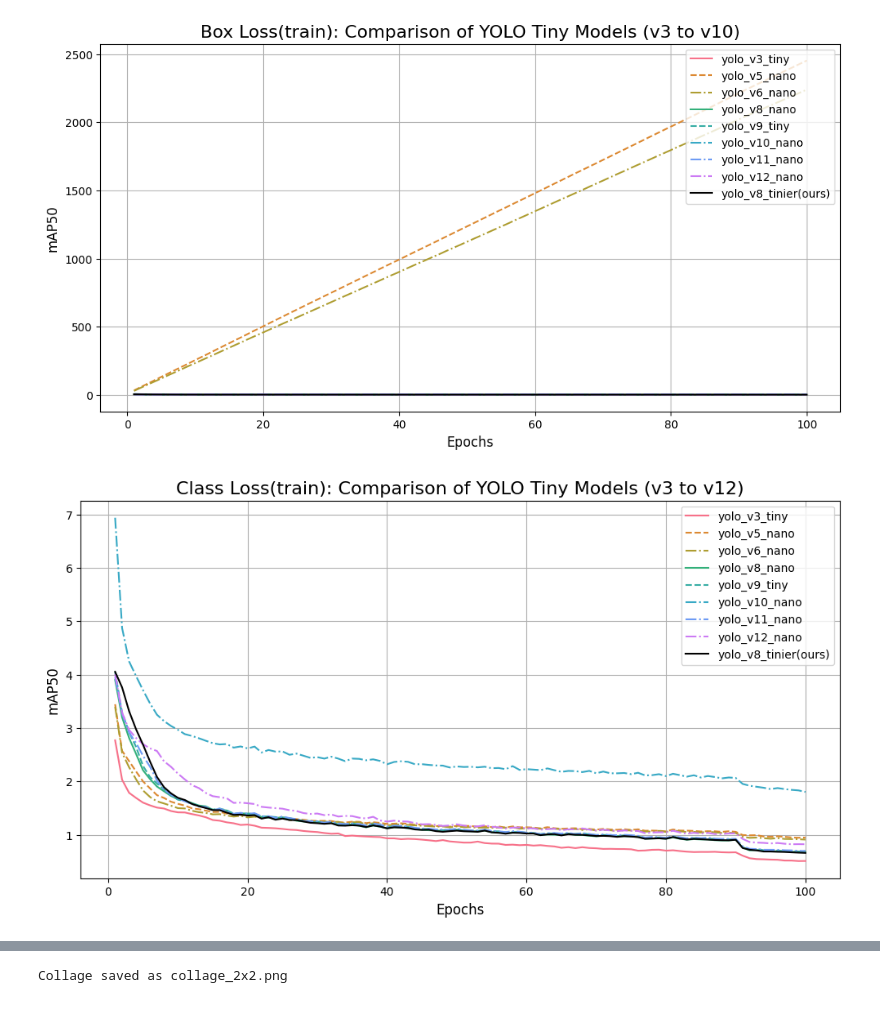
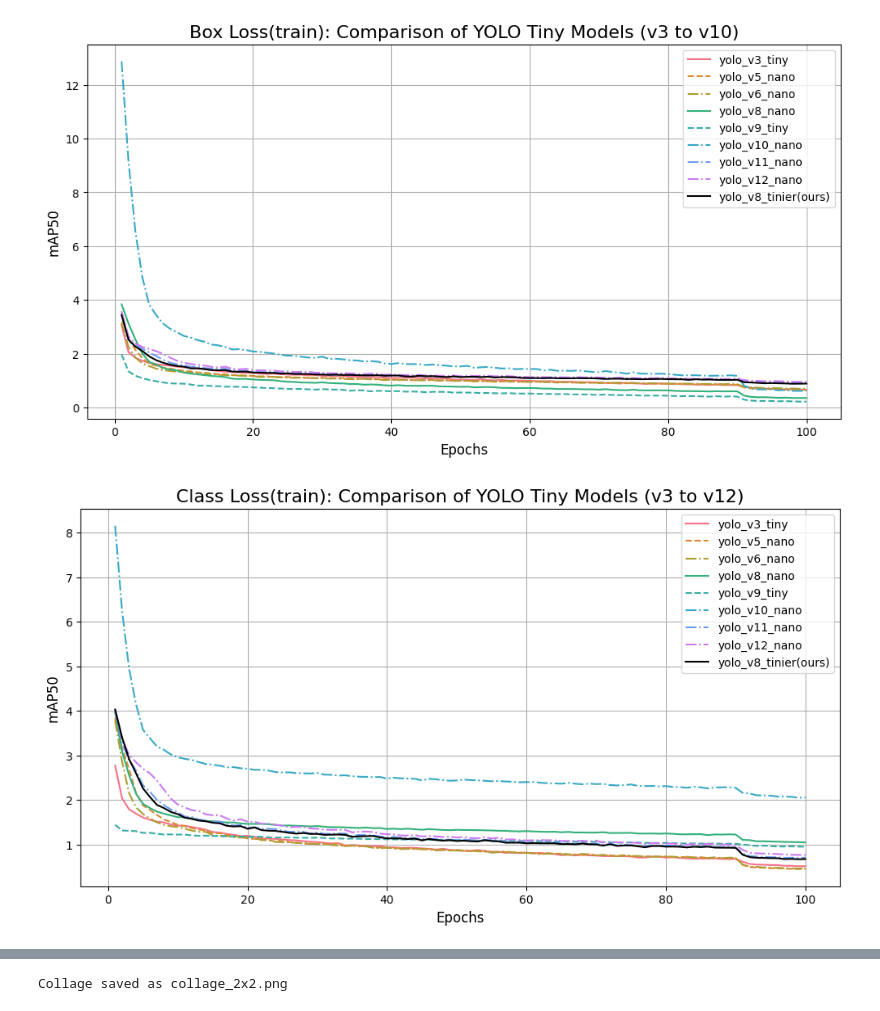
Before and after one commit to programminghunk/sugarcane, a Jupyter notebook: graphs.ipynb, the cells around one changed output, grey strips where cells are left out. Cells and saved outputs as stored; diff of their text form; code cells hidden in the pictures.

```diff
--- a/graphs.ipynb
+++ b/graphs.ipynb
@@ -45,8 +45,7 @@ import numpy as np
 import pandas as pd
 import matplotlib.pyplot as plt
 import seaborn as sns
-#!pip install scikit-learn
-
+# Step 1: Read data from CSV file
 file_path_v3 = 'results_v3.csv'  # Update with your CSV file path
 #file_path_v4 = 'results_v4.csv'  # Update with your CSV file path
 file_path_v5 = 'results_v5.csv'  # Update with your CSV file path
@@ -57,7 +56,7 @@ file_path_v9 = 'results_v9.csv'  # Update with your CSV file path
 file_path_v10= 'results_v10.csv'
 file_path_v11= 'results_v11.csv'
 file_path_v12= 'results_v12.csv'
-file_path_v8_custom = 'results_v8_custom.csv'  # Update with your CSV file path
+file_path_custom = 'results_custom.csv'  # Update with your CSV file path
 data_v3 = pd.read_csv(file_path_v3)
 #data_v4 = pd.read_csv(file_path_v4)
 data_v5 = pd.read_csv(file_path_v5)
@@ -68,7 +67,7 @@ data_v9 = pd.read_csv(file_path_v9)
 data_v10 = pd.read_csv(file_path_v10)
 data_v11 = pd.read_csv(file_path_v11)
 data_v12 = pd.read_csv(file_path_v12)
-data_v8_custom = pd.read_csv(file_path_v8_custom)
+data_custom = pd.read_csv(file_path_custom)
 
 column_0 = data_v3.iloc[:, 0]
 column_1 = data_v3.iloc[:, 1]
@@ -80,35 +79,35 @@ column_6 = data_v9.iloc[:, 2]
 column_7 = data_v10.iloc[:,2]
 column_8 = data_v11.iloc[:,2]
 column_9 = data_v12.iloc[:,2]
-column_10 = data_v8_custom.iloc[:, 2]
+column_10 = data_custom.iloc[:, 2]
 
 # Increase figure size for better readability
 plt.figure(figsize=(12, 6))
 palette = sns.color_palette("husl", 10)
 sns.lineplot(x=column_0, y=column_1,label='yolo_v3_tiny',color=palette[0],linestyle="-")
 sns.lineplot(x=column_0, y=column_2,label='yolo_v5_nano',color=palette[1],linestyle="--")
 sns.lineplot(x=column_0, y=column_3,label='yolo_v6_nano',color=palette[2],linestyle="-.")
 #sns.lineplot(x=column_0, y=column_4,label='yolo_v7_tiny',color=palette[3],linestyle=":")
 sns.lineplot(x=column_0, y=column_5,label='yolo_v8_nano',color=palette[4], linestyle="-")
 sns.lineplot(x=column_0, y=column_6,label='yolo_v9_tiny',color=palette[5], linestyle="--")
 sns.lineplot(x=column_0, y=column_7,label='yolo_v10_nano',color=palette[6], linestyle="-.")
 sns.lineplot(x=column_0, y=column_8,label='yolo_v11_nano',color=palette[7], linestyle="-.")
 sns.lineplot(x=column_0, y=column_9,label='yolo_v12_nano',color=palette[8], linestyle="-.")
 sns.lineplot(x=column_0, y=column_10,label='yolo_v8_tinier(ours)', color='black',linestyle="-")
 #plt.title('mAP50 Comparison of YOLO Tiny Models (v3 to v10)', fontsize=16)  # Increase title font size
 plt.title('Box Loss(train): Comparison of YOLO Tiny Models (v3 to v10)', fontsize=16)
 plt.xlabel('Epochs', fontsize=12)  # Increase x-axis label font size
 plt.ylabel('mAP50', fontsize=12)  # Increase y-axis label font size
 
 # Customize legend for better visibility
 plt.legend(fontsize=10, loc='upper right')  # Adjust legend font size and location
 
 # Add grid lines for better visual structure
 plt.grid(True)
 
 plt.show()
 # %% [output]
-[figure, old version]
+[figure, new version]
 # %%
 column_0 = data_v3.iloc[:, 0]
 column_1 = data_v3.iloc[:, 2]
@@ -117,10 +116,10 @@ column_3 = data_v6.iloc[:, 2]
 column_4 = data_v7.iloc[:, 2]
 column_5 = data_v8.iloc[:, 3]
 column_6 = data_v9.iloc[:, 3]
-#column_7 = data_v10.iloc[:,3]
+column_7 = data_v10.iloc[:,3]
 column_8 = data_v11.iloc[:,3]
 column_9 = data_v12.iloc[:,3]
-column_10 = data_v8_custom.iloc[:, 3]
+column_10 = data_custom.iloc[:, 3]
 
 
 # Increase figure size for better readability
@@ -149,7 +148,7 @@ plt.grid(True)
 
 plt.show()
 # %% [output]
-[figure, old version]
+[figure, new version]
 # %%
 column_0 = data_v3.iloc[:, 0]
 column_1 = data_v3.iloc[:, 4]
```
Also changed, not shown: parts of 7 cells of this notebook.
